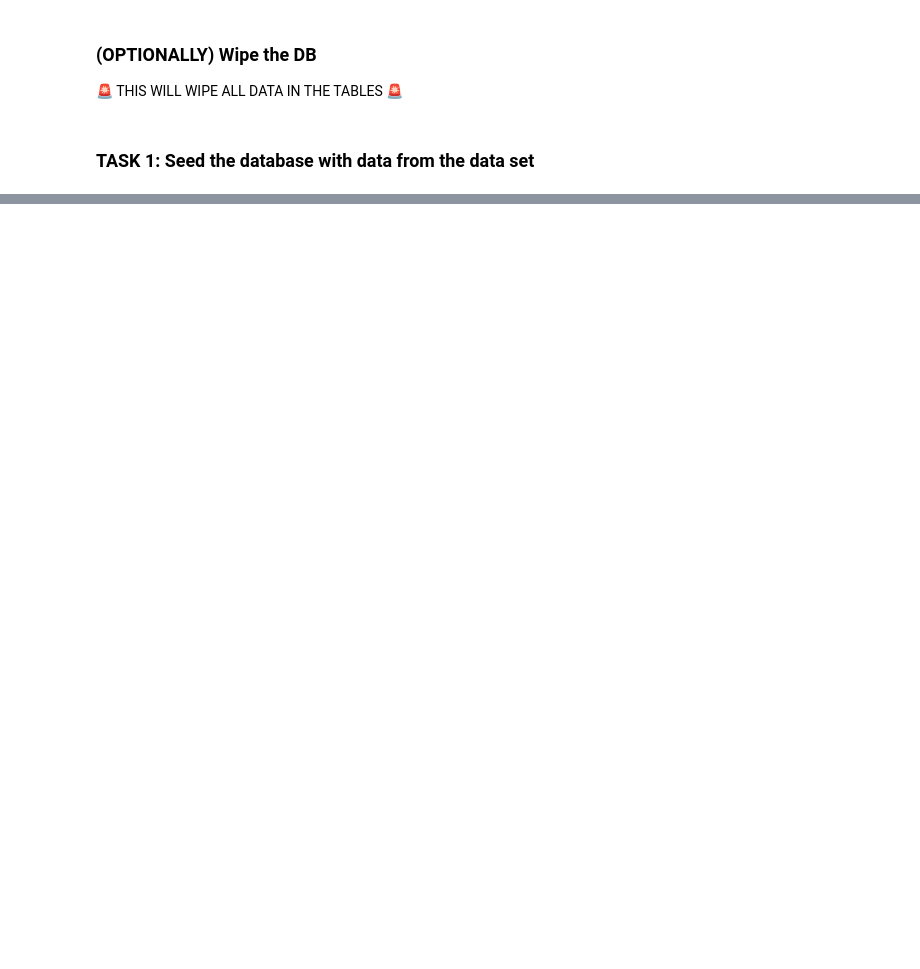
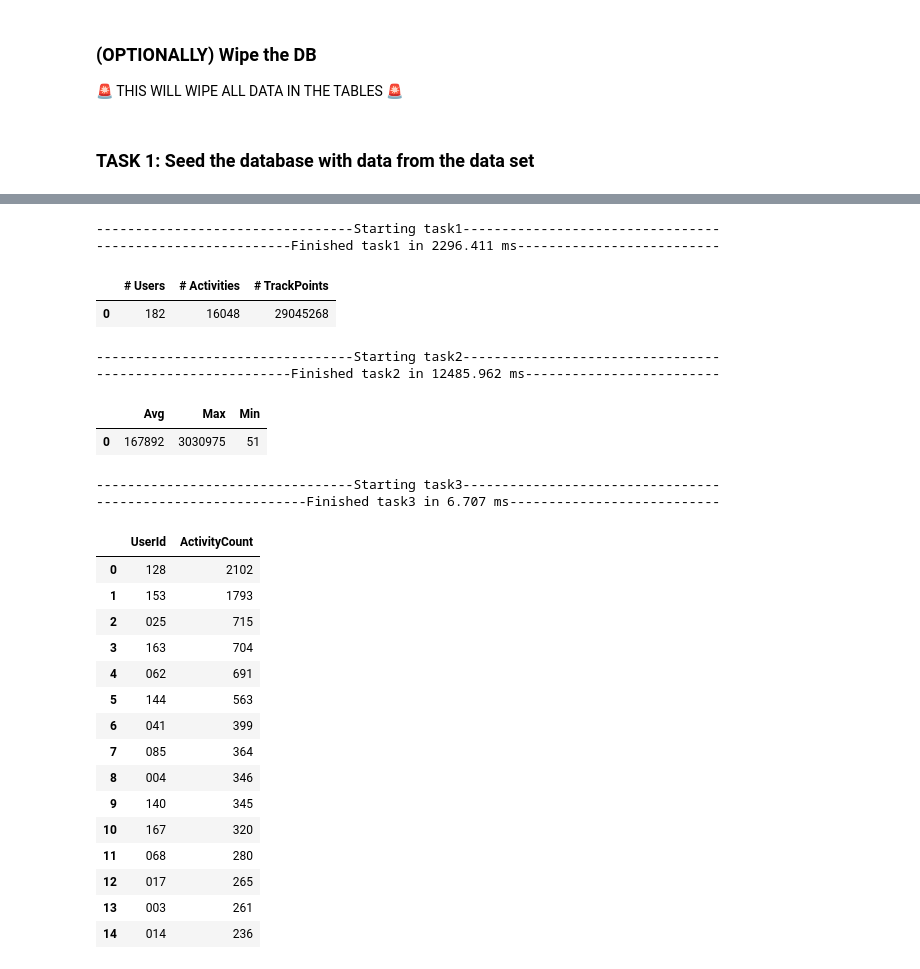
Before and after one commit to larwaa/large-distributed-data, a Jupyter notebook: src/tasks.ipynb, the cells around one changed output, grey strips where cells are left out. Saved outputs shown, nothing was run; the diff lists cells and outputs as text; code cells hidden in the pictures; blank space fills up the shorter version.

Commit message:
:sparkles: feat: add tasks
Co-authored-by: sigurdnf <sigurdnf@users.noreply.github.com>

```diff
--- a/src/tasks.ipynb
+++ b/src/tasks.ipynb
@@ -94,0 +116,37 @@ Seeded 9681756 TrackPoints
+# %%
+tasks = Task(database)
+# %%
+tasks.task1()
+# %% [output]
+---------------------------------Starting task1---------------------------------
+-------------------------Finished task1 in 2296.411 ms--------------------------
+|  | # Users | # Activities | # TrackPoints |
+| 0 | 182 | 16048 | 29045268 |
+# %%
+tasks.task2()
+# %% [output]
+---------------------------------Starting task2---------------------------------
+-------------------------Finished task2 in 12485.962 ms-------------------------
+|  | Avg | Max | Min |
+| 0 | 167892 | 3030975 | 51 |
+# %%
+tasks.task3()
+# %% [output]
+---------------------------------Starting task3---------------------------------
+---------------------------Finished task3 in 6.707 ms---------------------------
+|  | UserId | ActivityCount |
+| 0 | 128 | 2102 |
+| 1 | 153 | 1793 |
+| 2 | 025 | 715 |
+| 3 | 163 | 704 |
+| 4 | 062 | 691 |
+| 5 | 144 | 563 |
+| 6 | 041 | 399 |
+| 7 | 085 | 364 |
+| 8 | 004 | 346 |
+| 9 | 140 | 345 |
+| 10 | 167 | 320 |
+| 11 | 068 | 280 |
+| 12 | 017 | 265 |
+| 13 | 003 | 261 |
+| 14 | 014 | 236 |
```
Also changed, not shown: parts of 8 cells of this notebook, 1 other file.
